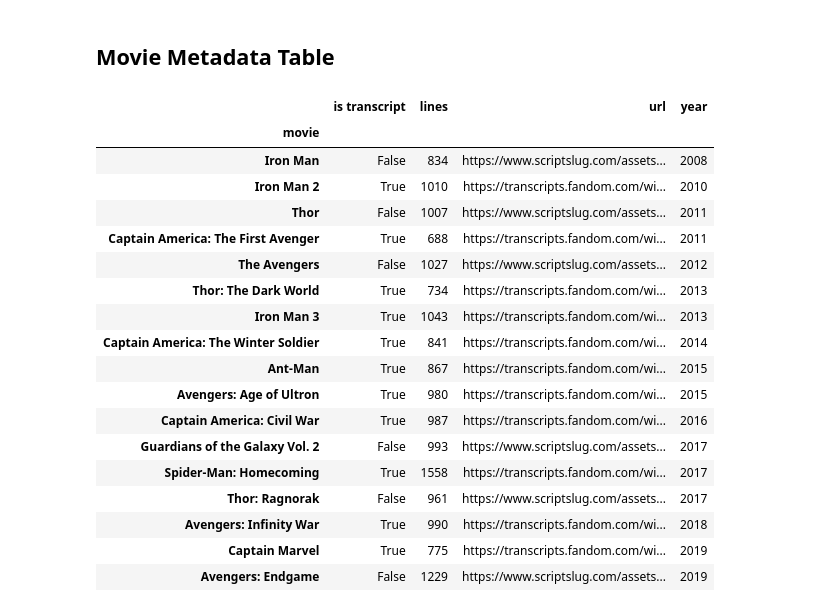
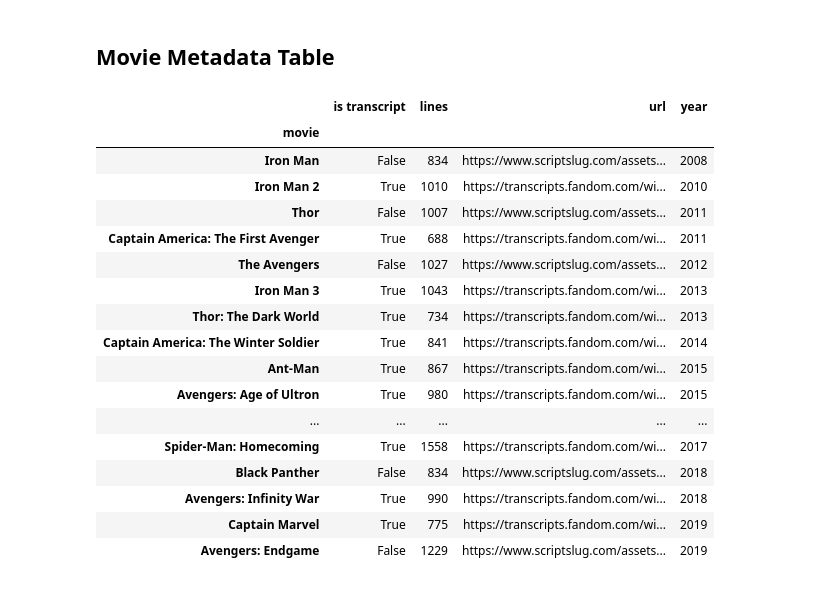
Before and after one commit to prestondunton/marvel-dialogue-nlp, a Jupyter notebook: data/MCU.ipynb, the cells around one changed output. Drawn from its saved outputs; the diff is of its cells as text; code cells hidden in the pictures.

Commit message:
added Black Panther

```diff
--- a/data/MCU.ipynb
+++ b/data/MCU.ipynb
@@ -23,6 +23,7 @@ captain_marvel = pd.read_csv("./cleaned/captain_marvel.csv")
 thor_dark_world = pd.read_csv("./cleaned/thor_dark_world.csv")
 ant_man = pd.read_csv("./cleaned/ant_man.csv")
 thor = pd.read_csv("./cleaned/thor.csv")
+black_panther = pd.read_csv("./cleaned/black_panther.csv")
 # %% [markdown]
 ## Adding a Movie Column
 # %%
@@ -43,6 +44,7 @@ captain_marvel["movie"] = "Captain Marvel"
 thor_dark_world["movie"] = "Thor: The Dark World"
 ant_man["movie"] = "Ant-Man"
 thor["movie"] = "Thor"
+black_panther["movie"] = "Black Panther"
 # %% [markdown]
 ## Adding Author Indicators
 # %% [markdown]
@@ -106,6 +108,9 @@ ant_man["Paul Rudd"] = True
 thor["Ashley Edward Miller"] = True
 thor["Zack Stentz"] = True
 thor["Don Payne"] = True
+
+black_panther["Ryan Coogler"] = True
+black_panther["Joe Robert Cole"] = True
 # %% [markdown]
 ## Adding a Year Column
 # %%
@@ -126,6 +131,7 @@ captain_marvel["year"] = 2019
 thor_dark_world["year"] = 2013
 ant_man["year"] = 2015
 thor["year"] = 2011
+black_panther["year"] = 2018
 # %% [markdown]
 ## Specifying Duplicate Names
 # %% [markdown]
@@ -342,42 +360,42 @@ movies = movies.append(pd.Series({"movie": "Avengers: Infinity War", "year": 201
 movies = movies.append(pd.Series({"movie": "Avengers: Age of Ultron", "year": 2015, "is transcript": True, "lines": age_of_ultron.shape[0], "url" : "https://transcripts.fandom.com/wiki/Avengers:_Age_of_Ultron"}), ignore_index=True)
 movies = movies.append(pd.Series({"movie": "Iron Man 2", "year": 2010, "is transcript": True, "lines": iron_man_2.shape[0], "url" : "https://transcripts.fandom.com/wiki/Iron_Man_2"}), ignore_index=True)
 movies = movies.append(pd.Series({"movie": "Iron Man 3", "year": 2013, "is transcript": True, "lines": iron_man_3.shape[0], "url" : "https://transcripts.fandom.com/wiki/Iron_Man_3"}), ignore_index=True)
 movies = movies.append(pd.Series({"movie": "Captain America: The First Avenger", "year": 2011, "is transcript": True, "lines": captain_america.shape[0], "url" : "https://transcripts.fandom.com/wiki/Captain_America:_The_First_Avenger"}), ignore_index=True)
 movies = movies.append(pd.Series({"movie": "Captain America: The Winter Soldier", "year": 2014, "is transcript": True, "lines": winter_soldier.shape[0], "url" : "https://transcripts.fandom.com/wiki/Captain_America:_The_Winter_Soldier"}), ignore_index=True)
 movies = movies.append(pd.Series({"movie": "Captain America: Civil War", "year": 2016, "is transcript": True, "lines": civil_war.shape[0], "url" : "https://transcripts.fandom.com/wiki/Captain_America:_Civil_War"}), ignore_index=True)
 movies = movies.append(pd.Series({"movie": "Spider-Man: Homecoming", "year": 2017, "is transcript": True, "lines": spider_man_homecoming.shape[0], "url" : "https://transcripts.fandom.com/wiki/Spider-Man:_Homecoming"}), ignore_index=True)
 movies = movies.append(pd.Series({"movie": "Captain Marvel", "year": 2019, "is transcript": True, "lines": captain_marvel.shape[0], "url" : "https://transcripts.fandom.com/wiki/Captain_Marvel_(2019)"}), ignore_index=True)
 movies = movies.append(pd.Series({"movie": "Thor: The Dark World", "year": 2013, "is transcript": True, "lines": thor_dark_world.shape[0], "url" : "https://transcripts.fandom.com/wiki/Thor:_The_Dark_World"}), ignore_index=True)
 movies = movies.append(pd.Series({"movie": "Ant-Man", "year": 2015, "is transcript": True, "lines": ant_man.shape[0], "url" : "https://transcripts.fandom.com/wiki/Ant-Man"}), ignore_index=True)
 movies = movies.append(pd.Series({"movie": "Thor", "year": 2011, "is transcript": False, "lines": thor.shape[0], "url" : "https://www.scriptslug.com/assets/uploads/scripts/thor-2011.pdf"}), ignore_index=True)
+movies = movies.append(pd.Series({"movie": "Black Panther", "year": 2018, "is transcript": False, "lines": black_panther.shape[0], "url" : "https://www.scriptslug.com/assets/uploads/scripts/black-panther-2018.pdf"}), ignore_index=True)
 
 movies.set_index('movie', inplace=True)
 movies["is transcript"] = movies['is transcript'].astype('boolean', copy=False)
 movies["lines"] = movies['lines'].astype('int64', copy=False)
 movies["year"] = movies['year'].astype('int64', copy=False)
 
 movies.sort_values(by="year", inplace=True)
 
 movies.to_csv("./movies.csv")
 
 movies
 # %% [output]
 |  | is transcript | lines | url | year |
 | movie |  |  |  |  |
 | Iron Man | False | 834 | https://www.scriptslug.com/assets... | 2008 |
 | Iron Man 2 | True | 1010 | https://transcripts.fandom.com/wi... | 2010 |
 | Thor | False | 1007 | https://www.scriptslug.com/assets... | 2011 |
 | Captain America: The First Avenger | True | 688 | https://transcripts.fandom.com/wi... | 2011 |
 | The Avengers | False | 1027 | https://www.scriptslug.com/assets... | 2012 |
+| Iron Man 3 | True | 1043 | https://transcripts.fandom.com/wi... | 2013 |
 | Thor: The Dark World | True | 734 | https://transcripts.fandom.com/wi... | 2013 |
-| Iron Man 3 | True | 1043 | https://transcripts.fandom.com/wi... | 2013 |
 | Captain America: The Winter Soldier | True | 841 | https://transcripts.fandom.com/wi... | 2014 |
 | Ant-Man | True | 867 | https://transcripts.fandom.com/wi... | 2015 |
 | Avengers: Age of Ultron | True | 980 | https://transcripts.fandom.com/wi... | 2015 |
-| Captain America: Civil War | True | 987 | https://transcripts.fandom.com/wi... | 2016 |
-| Guardians of the Galaxy Vol. 2 | False | 993 | https://www.scriptslug.com/assets... | 2017 |
+| ... | ... | ... | ... | ... |
 | Spider-Man: Homecoming | True | 1558 | https://transcripts.fandom.com/wi... | 2017 |
-| Thor: Ragnorak | False | 961 | https://www.scriptslug.com/assets... | 2017 |
+| Black Panther | False | 834 | https://www.scriptslug.com/assets... | 2018 |
 | Avengers: Infinity War | True | 990 | https://transcripts.fandom.com/wi... | 2018 |
 | Captain Marvel | True | 775 | https://transcripts.fandom.com/wi... | 2019 |
 | Avengers: Endgame | False | 1229 | https://www.scriptslug.com/assets... | 2019 |
```
Also changed, not shown: parts of 6 cells of this notebook, 9 other files.
